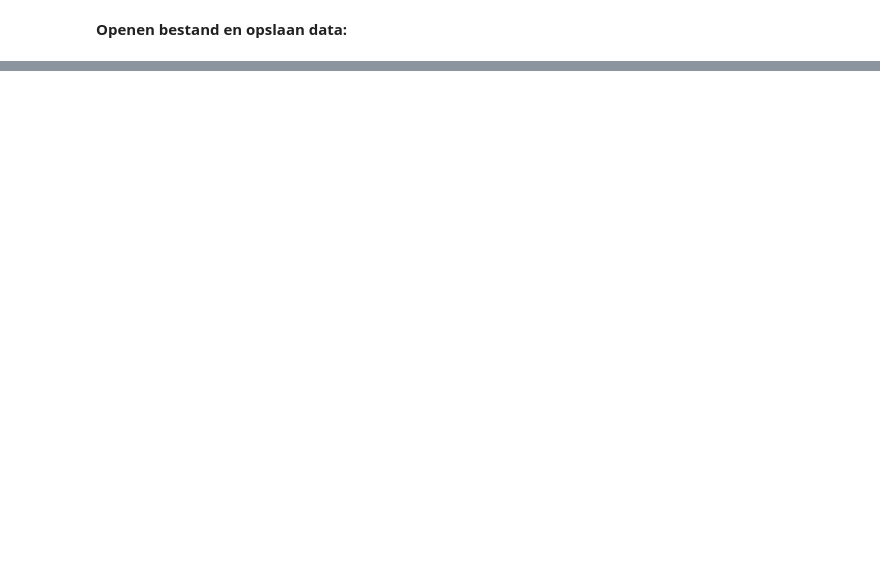
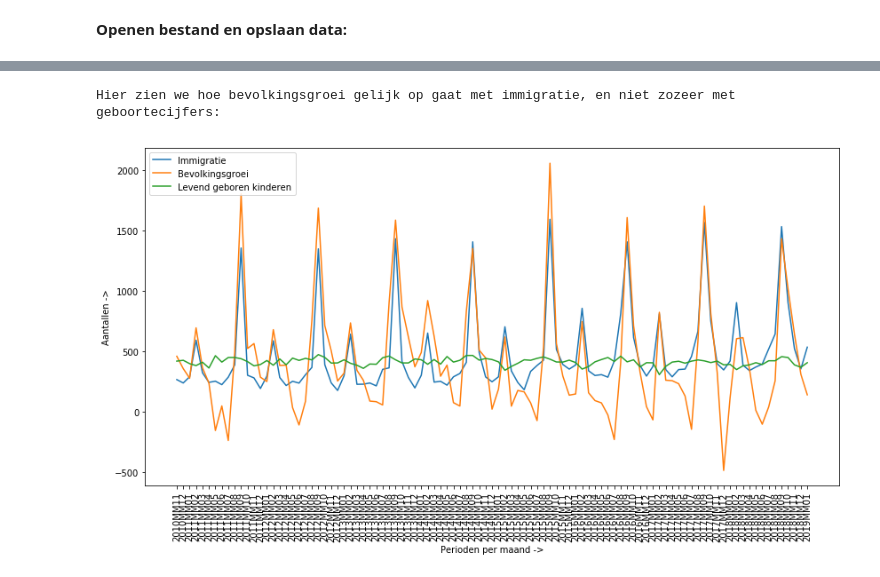
Before and after one commit to vlreinier/AC, a Jupyter notebook: Statistische analyse.ipynb, the cells around one changed output, grey strips where cells are left out. Cells and saved outputs as stored; diff of their text form; code cells hidden in the pictures; blank space fills up the shorter version.

```diff
--- a/Statistische analyse.ipynb
+++ b/Statistische analyse.ipynb
@@ -149,0 +169,14 @@ Standaard deviatie:  484.2833174880405
+# %%
+# Bevolkingsgroei_11, LevendGeborenKinderen_2, Immigratie_6
+start, end = -50, -1 # limit/range for plotting data, going two years back
+x = list(range(len(data['Perioden'][start:end]))) # x axes with months as integers for calculations
+xr = data['Perioden'][start:end] # x axes with real months for plotting
+
+# columns from excel file
+immigratie = data['Immigratie_6'][start:end]
+bevolkingsgroei = data['Bevolkingsgroei_11'][start:end]
+levendgeborenkinderen = data['LevendGeborenKinderen_2'][start:end]
+overledenen = data['Overledenen_3'][start:end]
+bevolking = data['BevolkingAanHetEindeVanDePeriode_15'][start:end]
+bevolkingsgroeirelatief = data['BevolkingsgroeiRelatief_12'][start:end]
+emigratie = data['EmigratieInclusiefAdmCorrecties_9'][start:end]
@@ -149,0 +218,17 @@ Standaard deviatie:  484.2833174880405
+# %%
+%matplotlib inline
+plt.rcParams['figure.figsize'] = [14,7] # set size of graphs
+
+# plot certain combinations of data
+plt.xlabel('Perioden per maand ->')
+plt.ylabel('Aantallen ->')
+plt.xticks(rotation=90)
+plt.plot(xr, immigratie, label='Immigratie')
+plt.plot(xr, bevolkingsgroei, label='Bevolkingsgroei')
+plt.plot(xr, levendgeborenkinderen, label='Levend geboren kinderen')
+plt.legend(loc='upper left')
+print("\nHier zien we hoe bevolkingsgroei gelijk op gaat met immigratie, en niet zozeer met geboortecijfers:")
+plt.show()
+# %% [output]
+Hier zien we hoe bevolkingsgroei gelijk op gaat met immigratie, en niet zozeer met geboortecijfers:
+[figure, added]
```
Also changed, not shown: parts of 28 cells of this notebook.
